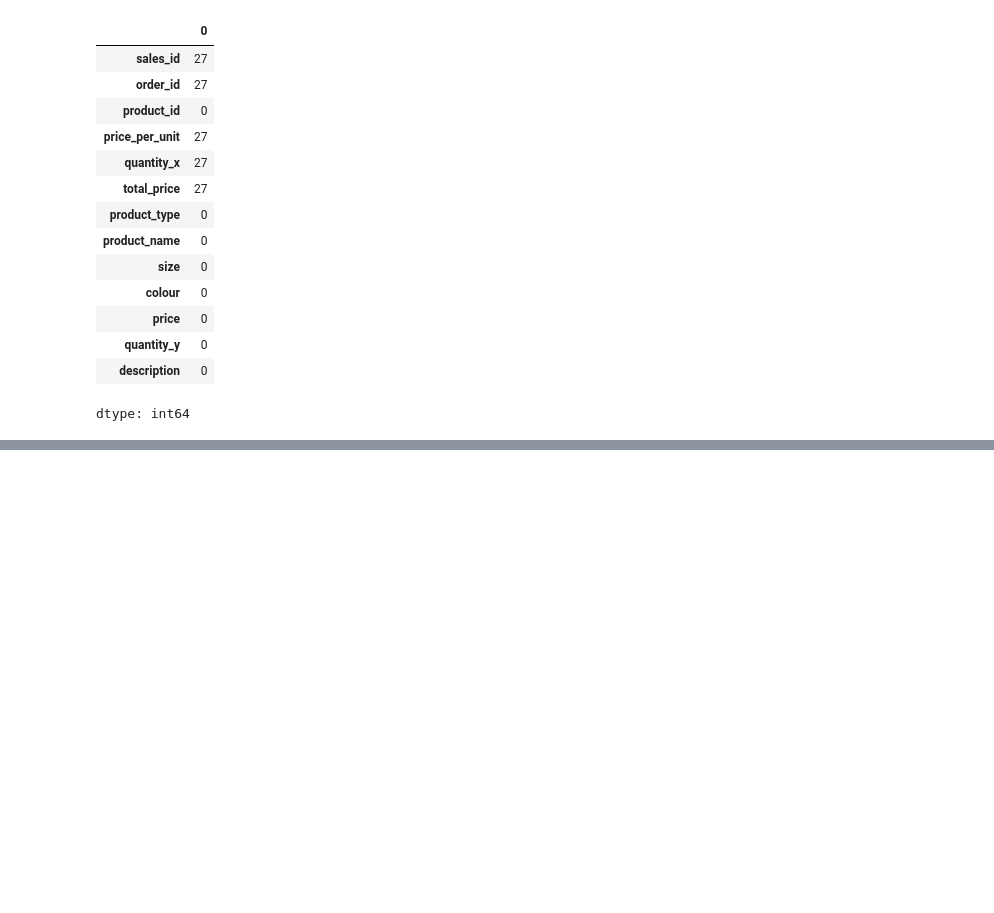
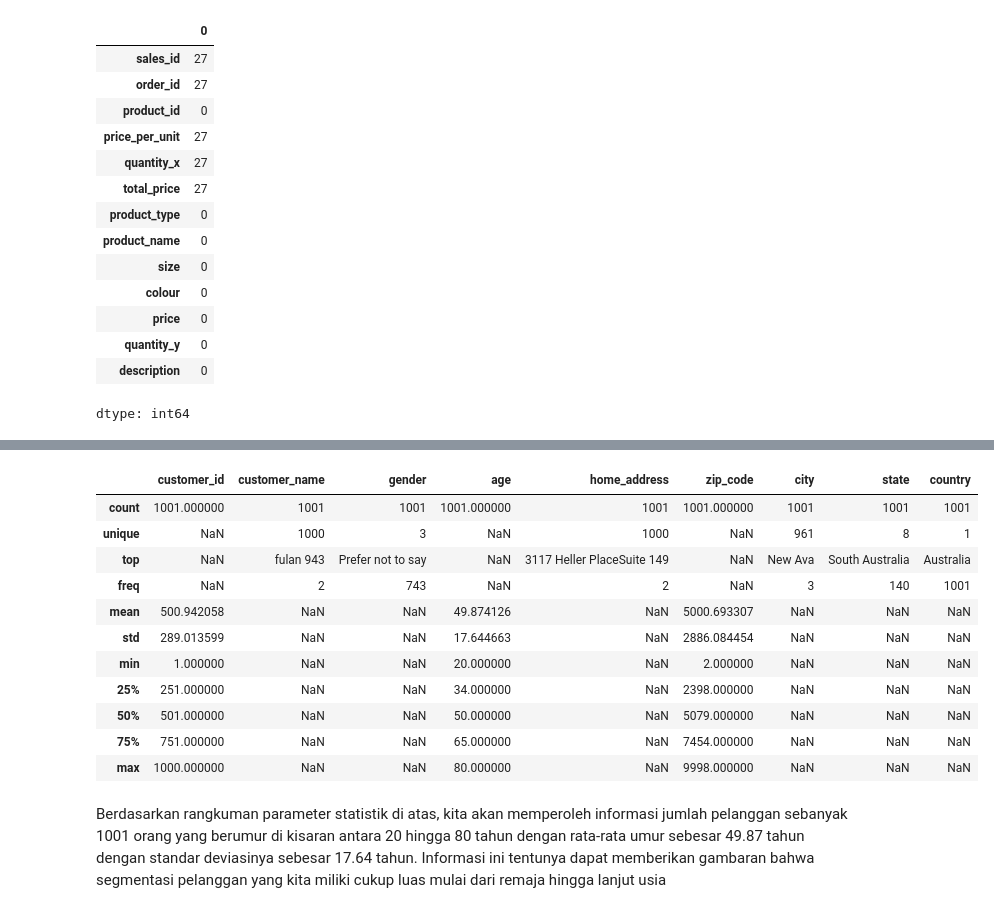
Before and after one commit to farhanzibran/Analisis_Data_Fashion, a Jupyter notebook: proyek_analisis_data.ipynb, the cells around one changed output, grey strips where cells are left out. Drawn from its saved outputs; the diff is of its cells as text; code cells hidden in the pictures; blank space fills up the shorter version.

```diff
--- a/proyek_analisis_data.ipynb
+++ b/proyek_analisis_data.ipynb
@@ -634,0 +640,18 @@ dtype: int64
+# %%
+#melihat rangkuman parameter statistik dari data customers_df menggunakan method describe().
+customers_df.describe(include="all")
+# %% [output]
+|  | customer_id | customer_name | gender | age | home_address | zip_code | city | state | country |
+| count | 1001.000000 | 1001 | 1001 | 1001.000000 | 1001 | 1001.000000 | 1001 | 1001 | 1001 |
+| unique | NaN | 1000 | 3 | NaN | 1000 | NaN | 961 | 8 | 1 |
+| top | NaN | fulan 943 | Prefer not to say | NaN | 3117 Heller PlaceSuite 149 | NaN | New Ava | South Australia | Australia |
+| freq | NaN | 2 | 743 | NaN | 2 | NaN | 3 | 140 | 1001 |
+| mean | 500.942058 | NaN | NaN | 49.874126 | NaN | 5000.693307 | NaN | NaN | NaN |
+| std | 289.013599 | NaN | NaN | 17.644663 | NaN | 2886.084454 | NaN | NaN | NaN |
+| min | 1.000000 | NaN | NaN | 20.000000 | NaN | 2.000000 | NaN | NaN | NaN |
+| 25% | 251.000000 | NaN | NaN | 34.000000 | NaN | 2398.000000 | NaN | NaN | NaN |
+| 50% | 501.000000 | NaN | NaN | 50.000000 | NaN | 5079.000000 | NaN | NaN | NaN |
+| 75% | 751.000000 | NaN | NaN | 65.000000 | NaN | 7454.000000 | NaN | NaN | NaN |
+| max | 1000.000000 | NaN | NaN | 80.000000 | NaN | 9998.000000 | NaN | NaN | NaN |
+# %% [markdown]
+Berdasarkan rangkuman parameter statistik di atas, kita akan memperoleh informasi jumlah pelanggan sebanyak 1001 orang yang berumur di kisaran antara 20 hingga 80 tahun dengan rata-rata umur sebesar 49.87 tahun dengan standar deviasinya sebesar 17.64 tahun. Informasi ini tentunya dapat memberikan gambaran bahwa segmentasi pelanggan yang kita miliki cukup luas mulai dari remaja hingga lanjut usia
```
Also changed, not shown: parts of 71 cells of this notebook.
